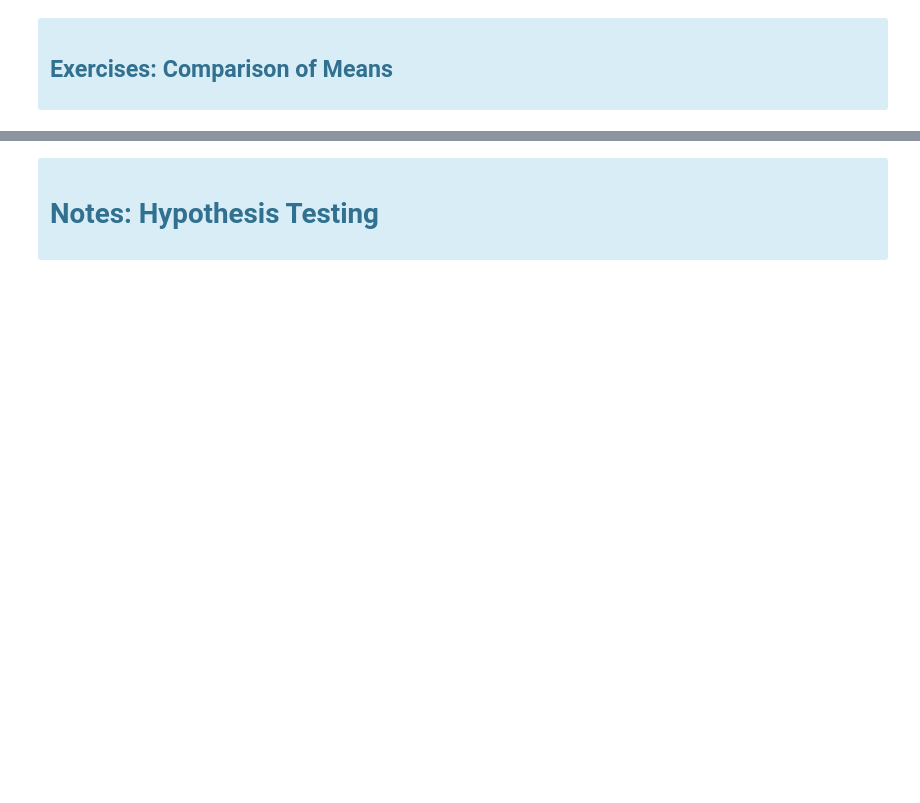
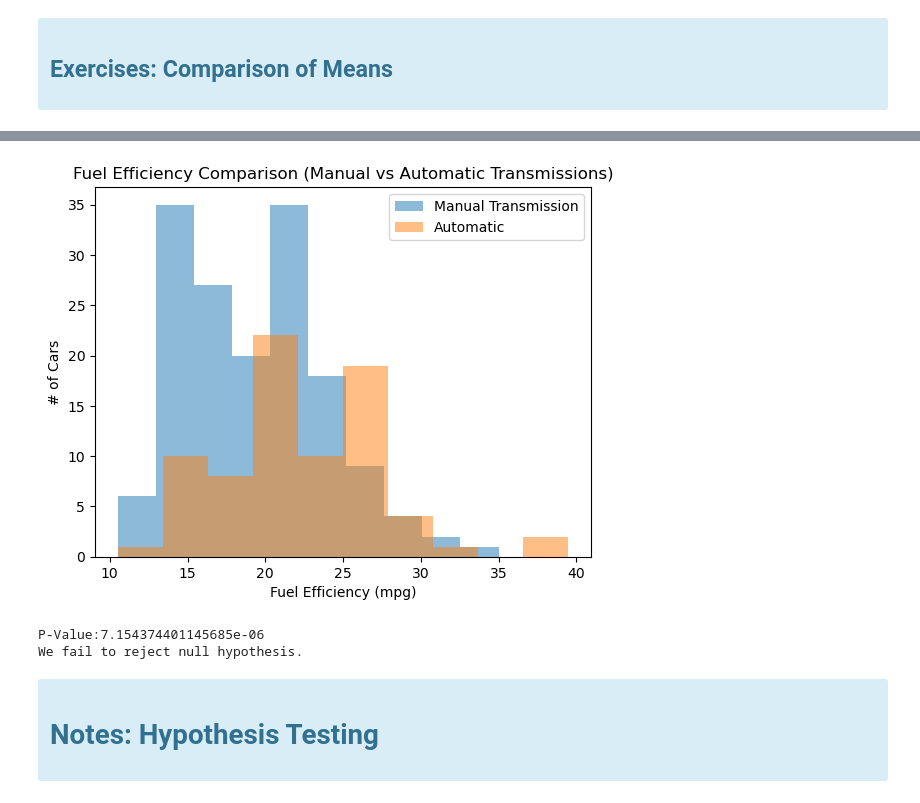
Before and after one commit to Zacharia-Schmitz/statistics-exercises, a Jupyter notebook: hypothesis_testing.ipynb, the cells around one changed output, grey strips where cells are left out. Cells and saved outputs as stored; diff of their text form; code cells hidden in the pictures; blank space fills up the shorter version.

```diff
--- a/hypothesis_testing.ipynb
+++ b/hypothesis_testing.ipynb
@@ -521,0 +656,5 @@ stats.ttest_ind_from_stats?
+# %%
+# Clean the transmission column
+mpg['trans'] = mpg['trans'].apply(lambda x: 'auto' if 'auto' in x else 'manual')
+
+mpg
@@ -522,3 +675,34 @@ stats.ttest_ind_from_stats?
+# %%
+# Plot the two data sets
+dfman = mpg[mpg['trans'] == 'auto']['fuel_efficiency']
+
+dfauto = mpg[mpg['trans'] == 'manual']['fuel_efficiency']
+
+plt.hist(dfman, alpha=0.5, label='Manual Transmission')
+plt.hist(dfauto, alpha=0.5, label='Automatic')
+plt.title('Fuel Efficiency Comparison (Manual vs Automatic Transmissions)')
+plt.xlabel('Fuel Efficiency (mpg)')
+plt.ylabel('# of Cars')
+plt.legend()
+plt.show()
+
+# Normal enough to me.
+# %% [output]
+[figure, added]
+# %%
+t, p = stats.ttest_ind(dfman, dfauto)
+
+print(f'P-Value:{p}')
+
+if p/2 > alpha:
+    print("We fail to reject the null hypothesis.")
+elif t < 0:
+    print("We fail to reject null hypothesis.")
+else:
+    print("We reject the null hypothesis.")
+# %% [output]
+P-Value:7.154374401145685e-06
+We fail to reject null hypothesis.
 # %% [markdown]
 <div class="alert alert-block alert-info">
 
```
Also changed, not shown: parts of 18 cells of this notebook.
